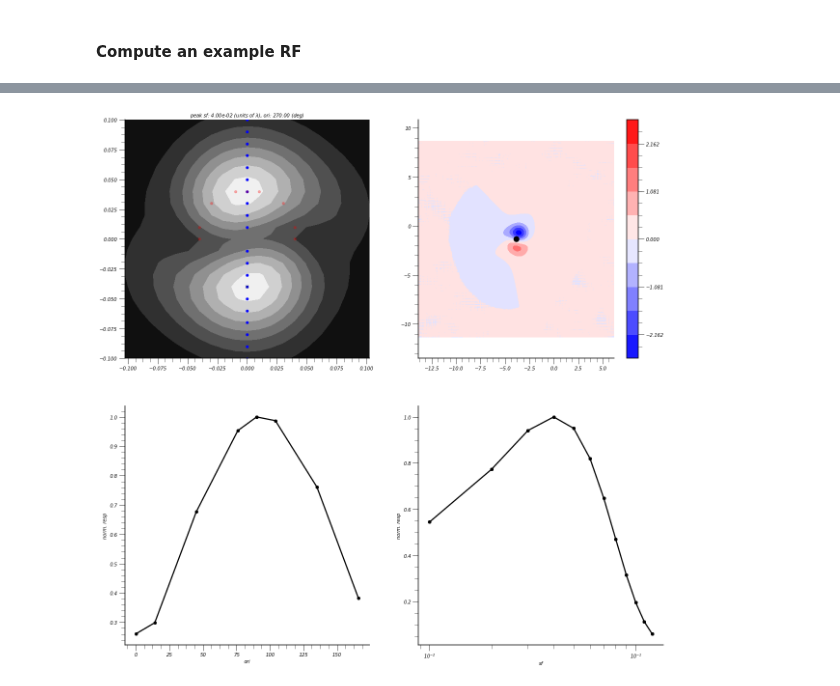
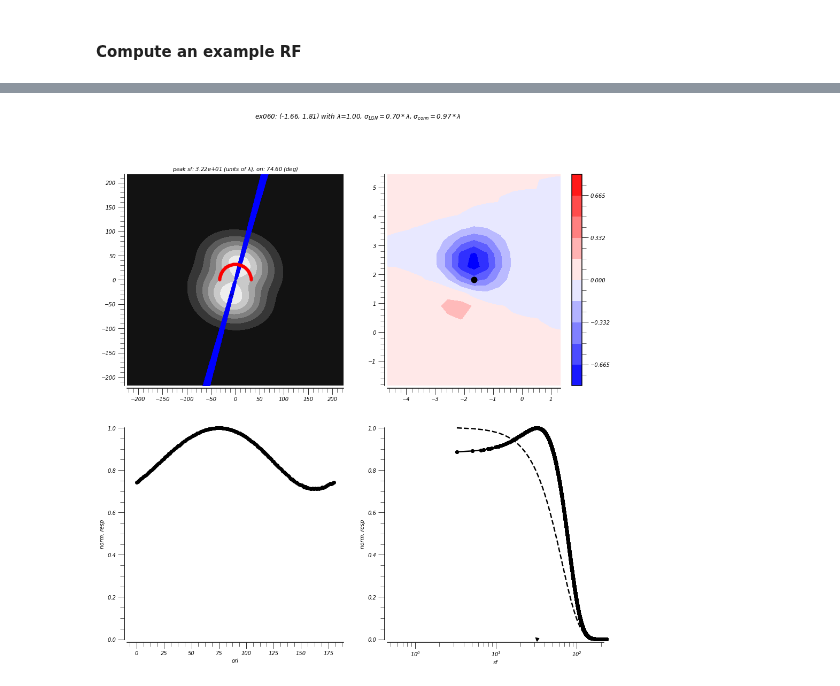
Before and after one commit to paul-levy/SF-diversity, a Jupyter notebook: lgn-v1-construction.ipynb, the cells around one changed output, grey strips where cells are left out. Drawn from its saved outputs; the diff is of its cells as text; code cells hidden in the pictures.

Commit message:
newest changes to the lgn-v1 model, incl. no oversampling the RGC for LGN, added LGN tuning, improved calc for peak ori and sf sampling

```diff
--- a/lgn-v1-construction.ipynb
+++ b/lgn-v1-construction.ipynb
@@ -162,7 +190,7 @@ off_inds = np.where(LGN_ids == 0)[0];
 to_plt = 1;
 
 if to_plt:
-    f = plt.figure(figsize=(20, 20))
+    fLGN = plt.figure(figsize=(20, 20))
 
 for i, loc in enumerate(LGN_locs):
 
@@ -175,7 +203,11 @@ for i, loc in enumerate(LGN_locs):
 
     ## first "on"
     if to_plt:
-        plt.scatter(loc[0], loc[1], c=c, alpha=0.1, label='on')
+        if len(new_locs) == 0: # i.e. no extra resampling done...so LGN is just RGC
+            alph = 1;
+        else:
+            alph = 0.1;
+        plt.scatter(loc[0], loc[1], c=c, alpha=alph, label='on')
 
 if to_plt:
     sns.despine(offset=10)
@@ -251,7 +305,7 @@ off_str = s(v1_loc, LGN_locs[LGN_near[which_connected[which_off]]])
 # -- and which are actually connected
 
 nrow, ncol = 4, 2
-f, ax = plt.subplots(nrow, ncol, figsize=(10*nrow, 20*ncol))
+fConstr, ax = plt.subplots(nrow, ncol, figsize=(10*nrow, 20*ncol))
 
 # some overall plot parameters
 v1_size = 10; # marker size for plot
@@ -294,6 +348,11 @@ for rw in range(nrow-1):
     ax[rw+1, 1].axis('equal');
     ax[rw+1, 0].plot(v1_loc[0], v1_loc[1], 'ko', markersize=v1_size, label='V1 RF');
     ax[rw+1, 1].plot(v1_loc[0], v1_loc[1], 'ko', markersize=v1_size, label='V1 RF');
+    # - and set the limits
+    ax[rw+1, 0].set_xlim(xlims);
+    ax[rw+1, 0].set_ylim(ylims);
+    ax[rw+1, 1].set_xlim(xlims);
+    ax[rw+1, 1].set_ylim(ylims);
 
 
 ### and now, the real plotting
@@ -310,7 +369,8 @@ off_sum = np.zeros_like(lgn_field)
 ##### TEMPORARY  #########
 ## Let's change the size of the LGN centers without adjusting the pooling probability or synaptic strength as
 ## a function of distance
-# sig_ctr = 1.15; # what if the fields are really small?
+ctrMult = 0.7;
+sig_ctr = ctrMult*lm; # what if the fields are really small?
 # sig_ctr = 2; # what if the fields are really big?
 ##### TEMPORARY - BAD #########
 
@@ -341,7 +401,6 @@ m.set_array(np.reshape(curr_field, (len(xcoor), len(ycoor))))
 m.set_clim(0, 1)
 plt.colorbar(m, ax=ax[1, 1]);
 ax[1, 1].set_title('off inputs')
-
 
 # - then, which is stronger, overall - on or off?
 mx_resp = np.maximum(np.max(on_sum), np.max(off_sum));
@@ -405,8 +452,10 @@ sns.despine(offset=10)
 # %%
 nr, nc = 2, 2;
-f, ax = plt.subplots(nr, nc, figsize=(nc*10, nr*10))
+fTune, ax = plt.subplots(nr, nc, figsize=(nc*8, nr*8))
 
+#####
 ### plot the Fourier representation of the filter
+#####
 ft = np.fft.fft2(lgn_plot)
 # - and what frequencies?? well, [-n_samps/2, n_samps/2]*freq_scale
 freq_scale = samp_step;
@@ -415,63 +464,83 @@ xfreq, yfreq = np.meshgrid(freqs, freqs);
 to_plot = np.abs(np.fft.fftshift(ft));
 ax[0, 0].contourf(xfreq, yfreq, to_plot, cmap=cm.gray);
 ax[0, 0].axis('equal');
-# where is the peak of the filter? - per Tim's suggestion, let's first blur
-# blur = gauss_filt(to_plot, 0.4*samp_step) # qualitatively, seems to average without causing DC to be strongest signal
+## where is the peak of the filter? - per Tim's suggestion, let's first blur
 filt_peak = np.argmax(to_plot);
-# blur_peak = np.argmax(blur);
-# xmax, ymax = np.unravel_index(blur_peak, to_plot.shape, order='F')
-# ax[0, 0].plot(freqs[xmax], freqs[ymax], 'ko', markersize=10, alpha=0.9)
 xmax, ymax = np.unravel_index(filt_peak, to_plot.shape, order='F')
 ax[0, 0].plot(freqs[xmax], freqs[ymax], 'kx', markersize=6, alpha=0.3)
 # - cut the plot to zoom in on the relevant frequencies
 xfr_peak, yfr_peak = freqs[xmax], freqs[ymax];
 peak_sf = np.sqrt(np.square(xfr_peak) + np.square(yfr_peak));
-peak_ori = np.round(hf.angle_xy([xfr_peak], [yfr_peak])[0], 3);
-# peak_ori = np.mod(np.rad2deg(peak_phi), 180); # mod180 (no D.S.)
-# ax[0, 0].plot([0, xfr_peak], [0, yfr_peak], 'k--')
+peak_ori = np.mod(np.round(hf.angle_xy([xfr_peak], [yfr_peak])[0], 3), 180);
 ax[0, 0].set_title(r'peak sf: %.2e (units of $\lambda$), ori: %.2f (deg)' % (peak_sf, peak_ori))
-plt_bound = freq_scale*np.maximum(10*peak_sf, 10);
+plt_bound = freq_scale*np.maximum(15*peak_sf, .55*freqs[-1]);
 ax[0, 0].set_xlim([-plt_bound, plt_bound])
 ax[0, 0].set_ylim([-plt_bound, plt_bound])
 
-# now, what is the tuning? i.e. SF and ORI?
+#####
+# What is the tuning? i.e. SF and ORI?
+#####
 all_freqs = np.transpose(np.vstack((xfreq.ravel(), yfreq.ravel())));
 # -- first, get the valid ori
 oris = np.mod(hf.angle_xy(all_freqs[:, 0], all_freqs[:,1]), 180); # with no D.S., mod by 180
-val_oris = np.where(np.mod(np.abs(oris-peak_ori-90), 180)<2)[0]; # np.deg2rad(5e-2) if radians
+val_oris = np.where(np.mod(np.abs(oris-peak_ori), 180)<1)[0]; # np.deg2rad(5e-2) if radians
 # -- then, the valid sfs
 sfs = np.sqrt(np.square(all_freqs[:, 0])+np.square(all_freqs[:, 1]))
-val_sfs = np.where(np.abs(sfs-peak_sf)<0.3*samp_step)[0];
+val_sfs = np.where(np.abs(sfs-peak_sf)<0.5*samp_step)[0];
+#####
 ## NOW -- plot sf tuning measurements (fixed ori)
+#####
 plt_oris = val_oris[np.where(sfs[val_oris]<1.25*plt_bound)]
-[ax[0, 0].scatter(freqs[x], freqs[y], c='b', alpha=1) for x,y in [np.unravel_index(p, to_plot.shape, order='C') for p in plt_oris]]
+[ax[0, 0].scatter(freqs[x], freqs[y], c='b', alpha=1) for x,y in [np.unravel_index(p, to_plot.shape, order='F') for p in plt_oris]]
 sf_vals = sfs[plt_oris]
-sf_curve = to_plot[[x for x in np.unravel_index(plt_oris, to_plot.shape, order='F')]]
+sf_curve = to_plot[[x for x in np.unravel_index(plt_oris, to_plot.shape, order='C')]]
 sf_order = np.argsort(sf_vals);
-ax[1, 1].plot(sf_vals[sf_order], np.divide(sf_curve[sf_order], np.max(sf_curve)), 'k-o')
+ax[1, 1].plot(np.maximum(peak_sf, samp_step), 0, 'kv', clip_on=False)
+ax[1, 1].plot(sf_vals[sf_order], np.divide(sf_curve[sf_order], np.max(sf_curve)), 'k-o', clip_on=False)
 ax[1, 1].set_xscale('log')
 ax[1, 1].set_xlabel('sf');
 ax[1, 1].set_ylabel('norm. resp');
+ax[1, 1].set_xlim([samp_step, plt_bound]);
+ax[1, 1].set_ylim([0, 1]);
+## -- and get the LGN filter tuning, too
+indiv_shp = np.reshape(curr_field, lgn_plot.shape) # curr_field is just any of the LGN fields - they're identical!
+indiv_ft = np.fft.fft2(indiv_shp)
+indiv_plot = np.abs(np.fft.fftshift(indiv_ft));
+# ---- and evaluate at the same locations
+lgn_curve = indiv_plot[[x for x in np.unravel_index(plt_oris, to_plot.shape, order='F')]]
+ax[1, 1].plot(sf_vals[sf_order], np.divide(lgn_curve[sf_order], np.max(lgn_curve)), 'k--', clip_on=False)
+#####
 ## THEN -- plot ori tuning measurements (fixed SF)
-core_oris = np.where(np.array([np.round(freqs[y], 3) for x,y in [np.unravel_index(d, to_plot.shape, order='C') for d in val_sfs]])>=0);
+#####
+core_oris = np.where(np.array([np.round(freqs[y], 3) for x,y in [np.unravel_index(d, to_plot.shape, order='F') for d in val_sfs]])>=0);
 plt_sfs = val_sfs[core_oris]
-[ax[0, 0].scatter(freqs[x], freqs[y], c='r', alpha=0.3) for x,y in [np.unravel_index(d, to_plot.shape, order='C') for d in plt_sfs]]
+[ax[0, 0].scatter(freqs[x], freqs[y], c='r', alpha=0.3) for x,y in [np.unravel_index(d, to_plot.shape, order='F') for d in plt_sfs]]
 ori_vals = oris[plt_sfs]
 ori_curve = to_plot[[x for x in np.unravel_index(plt_sfs, to_plot.shape, order='C')]]
 ori_order = np.argsort(ori_vals);
-ax[1, 0].plot(ori_vals[ori_order], np.divide(ori_curve[ori_order], np.max(ori_curve)), 'k-o')
+ax[1, 0].plot(ori_vals[ori_order], np.divide(ori_curve[ori_order], np.max(ori_curve)), 'k-o', clip_on=False)
 ax[1, 0].set_xlabel('ori');
 ax[1, 0].set_ylabel('norm. resp');
+ax[1, 0].set_ylim([0, 1]);
 
+#####
 # --- show that we can reconstruct it back into the spatial domain
+#####
 ift = (np.fft.ifft2(ft))
 
 m = plt.cm.ScalarMappable(cmap=cm.bwr)
 m.set_array(np.abs(ift))
 m.set_clim(-mx_ab, mx_ab)
 ax[0, 1].contourf(xcoor, ycoor, np.real(np.sign(ift))*np.abs(ift), vmin = -mx_ab, vmax = mx_ab, cmap=cm.bwr);
 plt.colorbar(m, boundaries=np.linspace(-mx_ab, mx_ab, 11), ax=ax[0, 1]);
 ax[0, 1].axis('equal');
+ax[0, 1].set_xlim(xlims);
+ax[0, 1].set_ylim(ylims);
 ax[0, 1].plot(v1_loc[0], v1_loc[1], 'ko', markersize=v1_size, label='V1 RF');
+
+sns.despine(offset=5)
+
+# make overall title
+fTune.suptitle(r'ex%03d: (%.2f, %.2f) with $\lambda$=%.2f, $\sigma_{LGN}=%.2f*\lambda$, $\sigma_{conn}=%.2f*\lambda$' % (exNum, v1_loc[0], v1_loc[1], lm, ctrMult, connMult));
 # %% [output]
-[figure, old version]
+[figure, new version]
```
Also changed, not shown: parts of 14 cells of this notebook.
